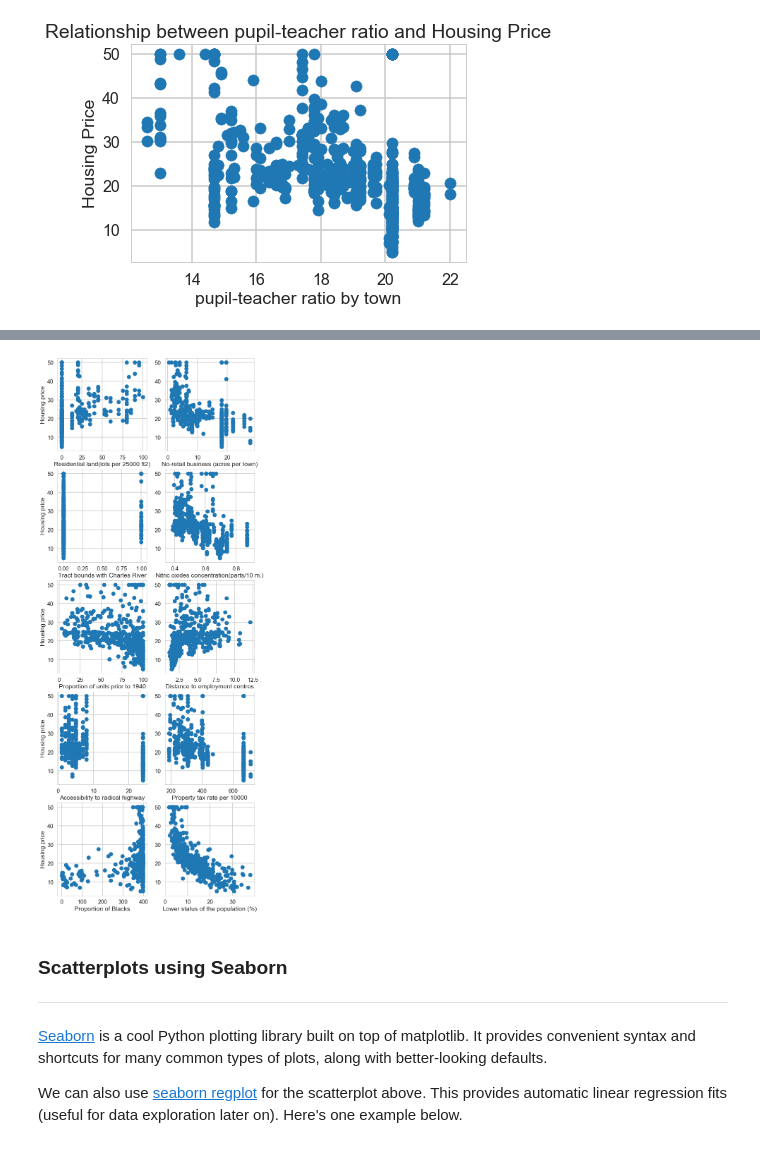
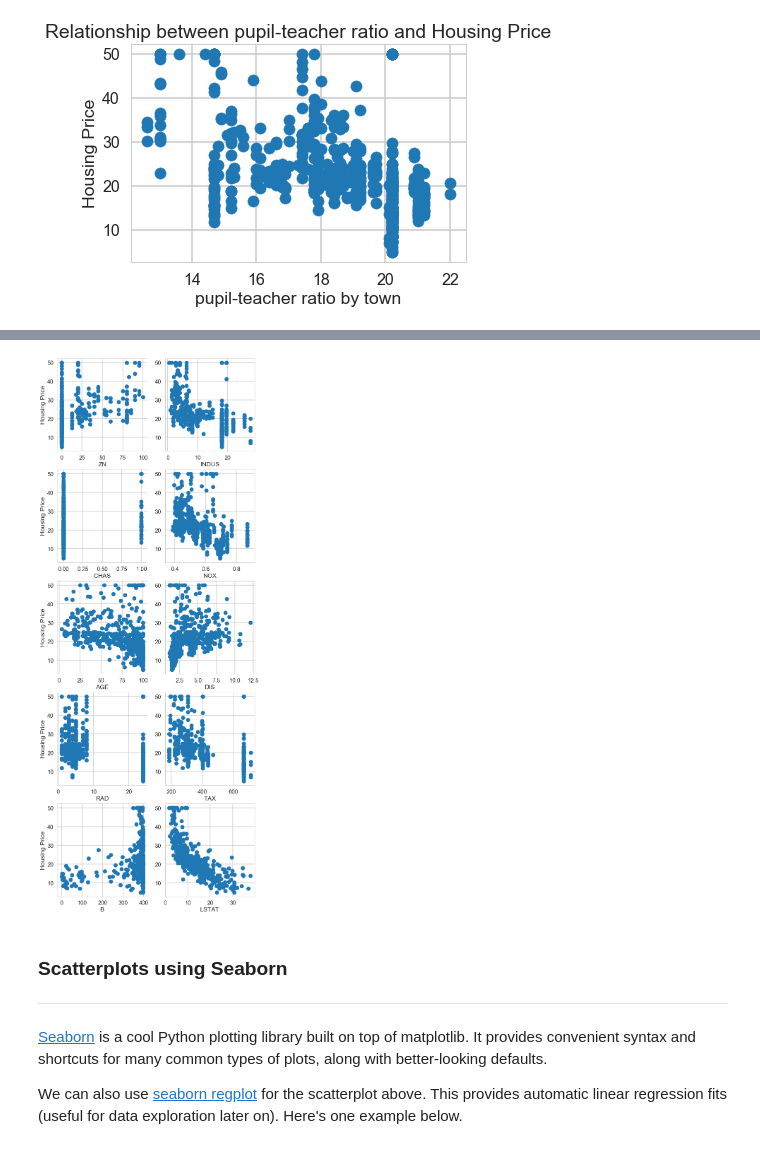
Before and after one commit to cfuther/Regression, a Jupyter notebook: Mini_Project_Linear_Regression_XZ.ipynb, the cells around one changed output, grey strips where cells are left out. Saved outputs shown, nothing was run; the diff lists cells and outputs as text; code cells hidden in the pictures.

```diff
--- a/Mini_Project_Linear_Regression_XZ.ipynb
+++ b/Mini_Project_Linear_Regression_XZ.ipynb
@@ -310,54 +317,21 @@ Housing price has a clear positive correlation with number of rooms and has a sl
-# %%
-# your turn: create some other scatter plots
-fig = plt.figure(figsize=(10,28))
-a = fig.add_subplot(521)
-plt.scatter(bos.ZN,bos.PRICE)
-a.set_xlabel('Residential land(lots per 25000 ft2)')
-a.set_ylabel('Housing price')
-
-b = fig.add_subplot(522)
-plt.scatter(bos.INDUS,bos.PRICE)
-b.set_xlabel('No-retail business (acres per town)')
-
-c = fig.add_subplot(523)
-plt.scatter(bos.CHAS,bos.PRICE)
-c.set_xlabel('Tract bounds with Charles River')
-c.set_ylabel('Housing price')
-
-d = fig.add_subplot(524)
-plt.scatter(bos.NOX,bos.PRICE)
-d.set_xlabel('Nitric oxides concentration(parts/10 m.)')
-
-e = fig.add_subplot(525)
-plt.scatter(bos.AGE,bos.PRICE)
-e.set_xlabel('Proportion of units prior to 1940')
-e.set_ylabel('Housing price')
-
-f = fig.add_subplot(526)
-plt.scatter(bos.DIS,bos.PRICE)
-f.set_xlabel('Distance to employment centres')
-
-g = fig.add_subplot(527)
-plt.scatter(bos.RAD,bos.PRICE)
-g.set_xlabel('Accessibility to radical highway')
-g.set_ylabel('Housing price')
-
-h = fig.add_subplot(528)
-plt.scatter(bos.TAX,bos.PRICE)
-h.set_xlabel('Property tax rate per 10000')
-
-j = fig.add_subplot(529)
-plt.scatter(bos.B,bos.PRICE)
-j.set_xlabel('Proportion of Blacks')
-j.set_ylabel('Housing price')
-
-k = fig.add_subplot(5,2,10)
-plt.scatter(bos.LSTAT,bos.PRICE)
-k.set_xlabel('Lower status of the population (%)')
-
-plt.show()
-# %% [output]
-[figure, removed]
+# %%
+# your turn: create some other scatter plots
+X = bos.drop(['PRICE','CRIM','RM','PTRATIO'],axis=1)
+
+def plotscatter(data):
+    plt.scatter(data,bos.PRICE)
+
+fig = plt.figure(figsize=(10,28))
+for i in range(len(X.columns)):
+    ax = fig.add_subplot(5,2,i+1)
+    plotscatter(X.iloc[:,i])
+    ax.set_xlabel(X.columns[i])
+    if i%2 ==0:
+        ax.set_ylabel('Housing Price')
+
+plt.show()
+# %% [output]
+[figure, added]
 # %% [markdown]
 ### Scatterplots using Seaborn
 ***
```
Also changed, not shown: parts of 58 cells of this notebook.
